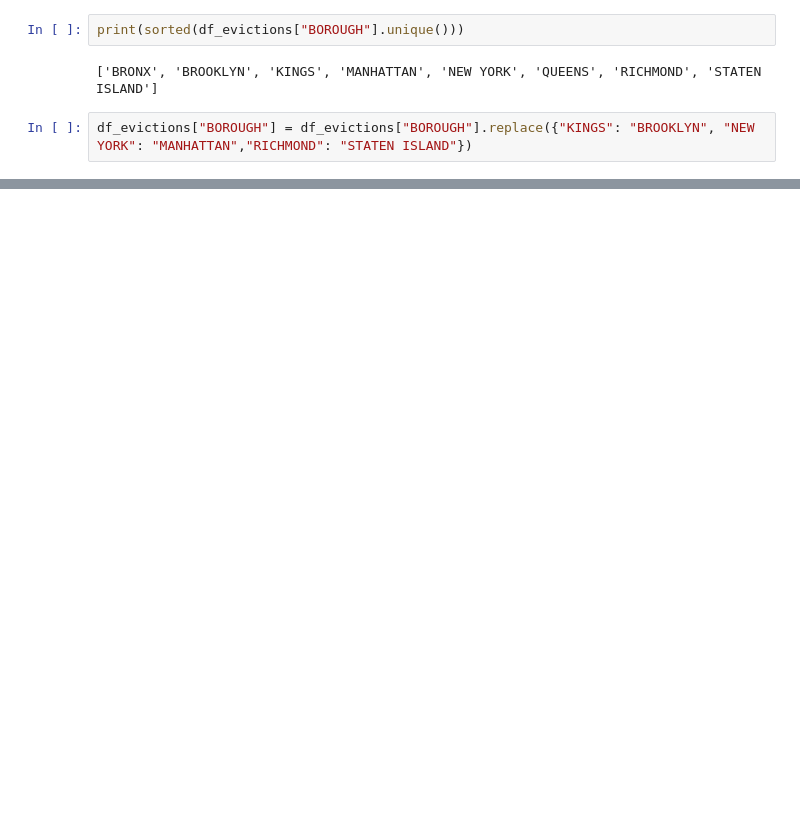
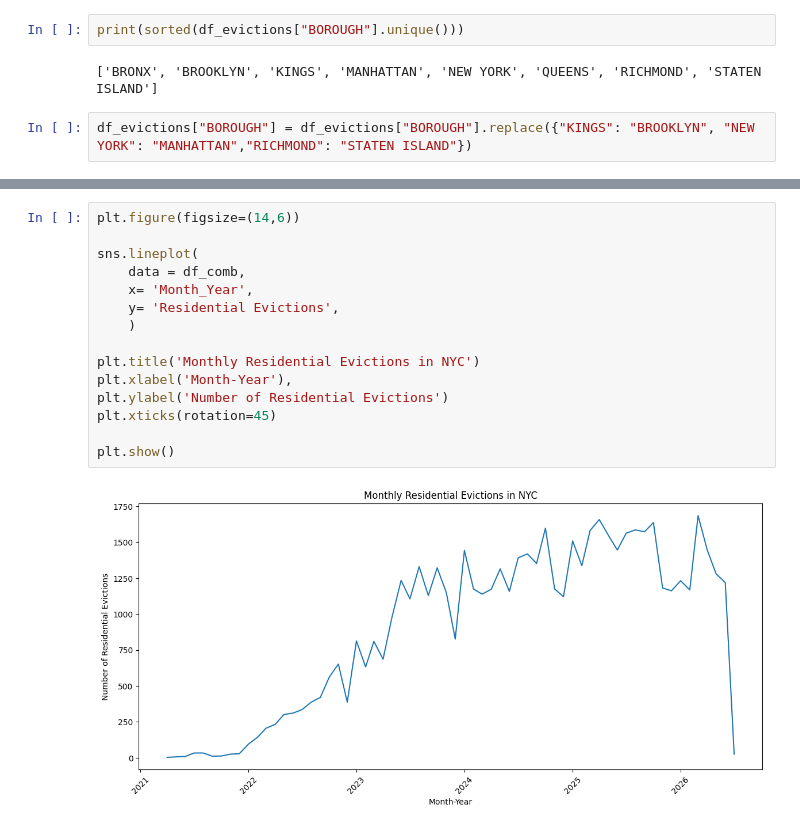
Before and after one commit to abs1106/Better-NY-Shelter-Buildings, a Jupyter notebook: nyc_shelter_data_proj/Untitled.ipynb, the cells around one changed output, grey strips where cells are left out. Cells and saved outputs as stored; diff of their text form; blank space fills up the shorter version.

```diff
--- a/nyc_shelter_data_proj/Untitled.ipynb
+++ b/nyc_shelter_data_proj/Untitled.ipynb
@@ -234,0 +342,17 @@ KeyError: 'BOROUGH'
+# %%
+plt.figure(figsize=(14,6))
+
+sns.lineplot(
+    data = df_comb,
+    x= 'Month_Year',
+    y= 'Residential Evictions',
+    )
+
+plt.title('Monthly Residential Evictions in NYC')
+plt.xlabel('Month-Year'),
+plt.ylabel('Number of Residential Evictions')
+plt.xticks(rotation=45)
+
+plt.show()
+# %% [output]
+[figure, added]
```
Also changed, not shown: parts of 27 cells of this notebook.
